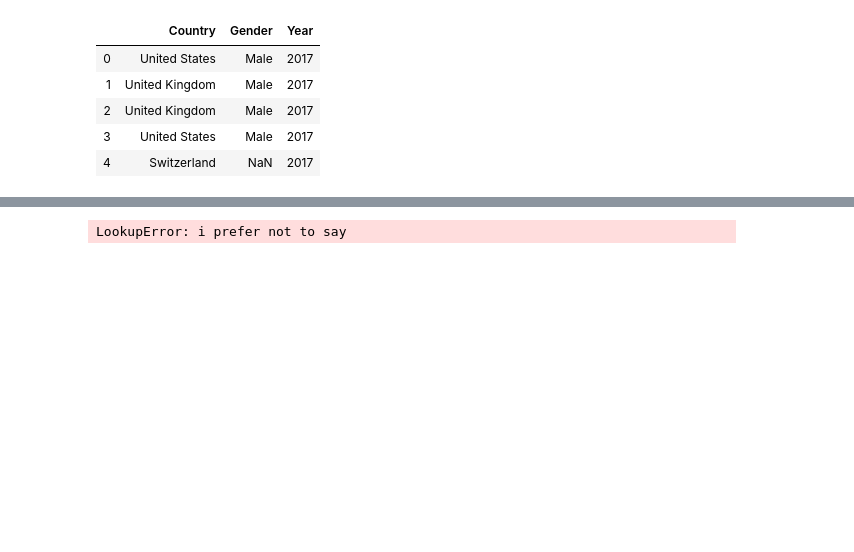
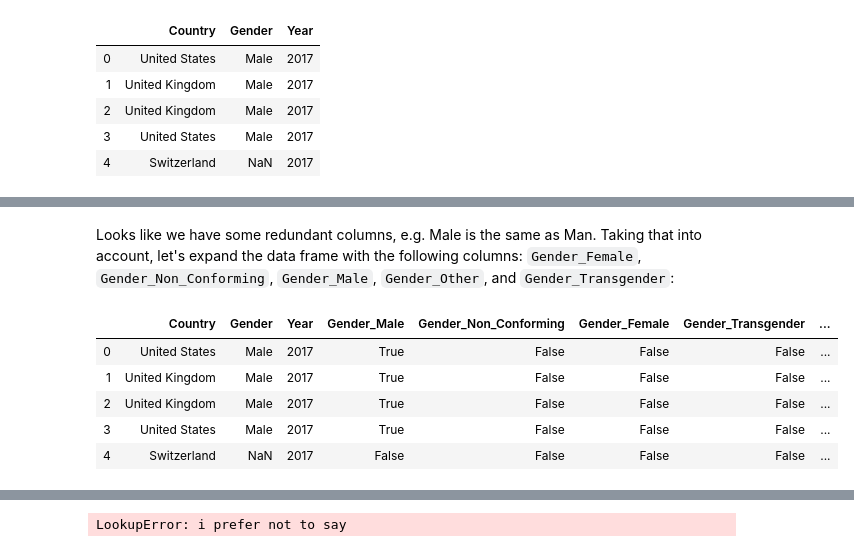
Before and after one commit to ojcastillo/Analysis-StackOverflow-Survey, a Jupyter notebook: Stack Overflow Survey Analysis.ipynb, the cells around one changed output, grey strips where cells are left out. Cells and saved outputs as stored; diff of their text form; code cells hidden in the pictures; blank space fills up the shorter version.

Commit message:
Cleaning gender column

```diff
--- a/Stack Overflow Survey Analysis.ipynb
+++ b/Stack Overflow Survey Analysis.ipynb
@@ -129,8 +130,8 @@ def join_datasets_by_year(datasets, columns):
     """Joins the yearly datasets into a single DataFrame.
 
     The function assummes the columns provided exist across datasets
-    to construct a single DataFrame aht contains those columns in
-    addition to a Year dimension.
+    to construct a single DataFrame that contains those in addition
+    to a Year dimension.
     """
     full_df = None
     for year in datasets:
@@ -159,0 +189,9 @@ From country we can get continent, and gender we can hopefully use as-is after m
+# %%
+def extract_genders(gender_value):
+    """Extracts the set of mentioned genders in the reponse row"""
+    return set() if pd.isna(gender_value) else {g.strip() for g in gender_value.split(';')}
+# %%
+gender_set = set()
+for row in full_df['Gender']:
+    gender_set |= extract_genders(row)
+gender_set
@@ -159,0 +207,37 @@ From country we can get continent, and gender we can hopefully use as-is after m
+# %% [markdown]
+Looks like we have some redundant columns, e.g. Male is the same as Man. Taking that into account, let's expand the data frame with the following columns: `Gender_Female`, `Gender_Non_Conforming`, `Gender_Male`, `Gender_Other`, and `Gender_Transgender`:
+# %%
+def expand_genders(df):
+    """Create extra Gender_X columns for each X gender identified in Gender"""
+    gender_to_col_map = {
+        'Female': 'Gender_Female',
+        'Gender non-conforming': 'Gender_Non_Conforming',
+        'Male': 'Gender_Male',
+        'Man': 'Gender_Male',
+        'Non-binary, genderqueer, or gender non-conforming': 'Gender_Non_Conforming',
+        'Other': 'Gender_Other',
+        'Transgender': 'Gender_Transgender',
+        'Woman': 'Gender_Female',
+    }
+
+    # Create the columns with a default of False for all of them
+    col_set = set([val for val in gender_to_col_map.values()])
+    for col in col_set:
+        df[col] = False
+
+    # Now set to True each of the genders identified in the row
+    def _transform_row(row):
+        for g in extract_genders(row['Gender']):
+            row[gender_to_col_map[g]] = True
+        return row
+    return df.apply(lambda row: _transform_row(row), axis=1)
+# %%
+full_df = expand_genders(full_df)
+full_df.head()
+# %% [output]
+|  | Country | Gender | Year | Gender_Male | Gender_Non_Conforming | Gender_Female | Gender_Transgender | ... |
+| 0 | United States | Male | 2017 | True | False | False | False | ... |
+| 1 | United Kingdom | Male | 2017 | True | False | False | False | ... |
+| 2 | United Kingdom | Male | 2017 | True | False | False | False | ... |
+| 3 | United States | Male | 2017 | True | False | False | False | ... |
+| 4 | Switzerland | NaN | 2017 | False | False | False | False | ... |
```
Also changed, not shown: parts of 11 cells of this notebook.
